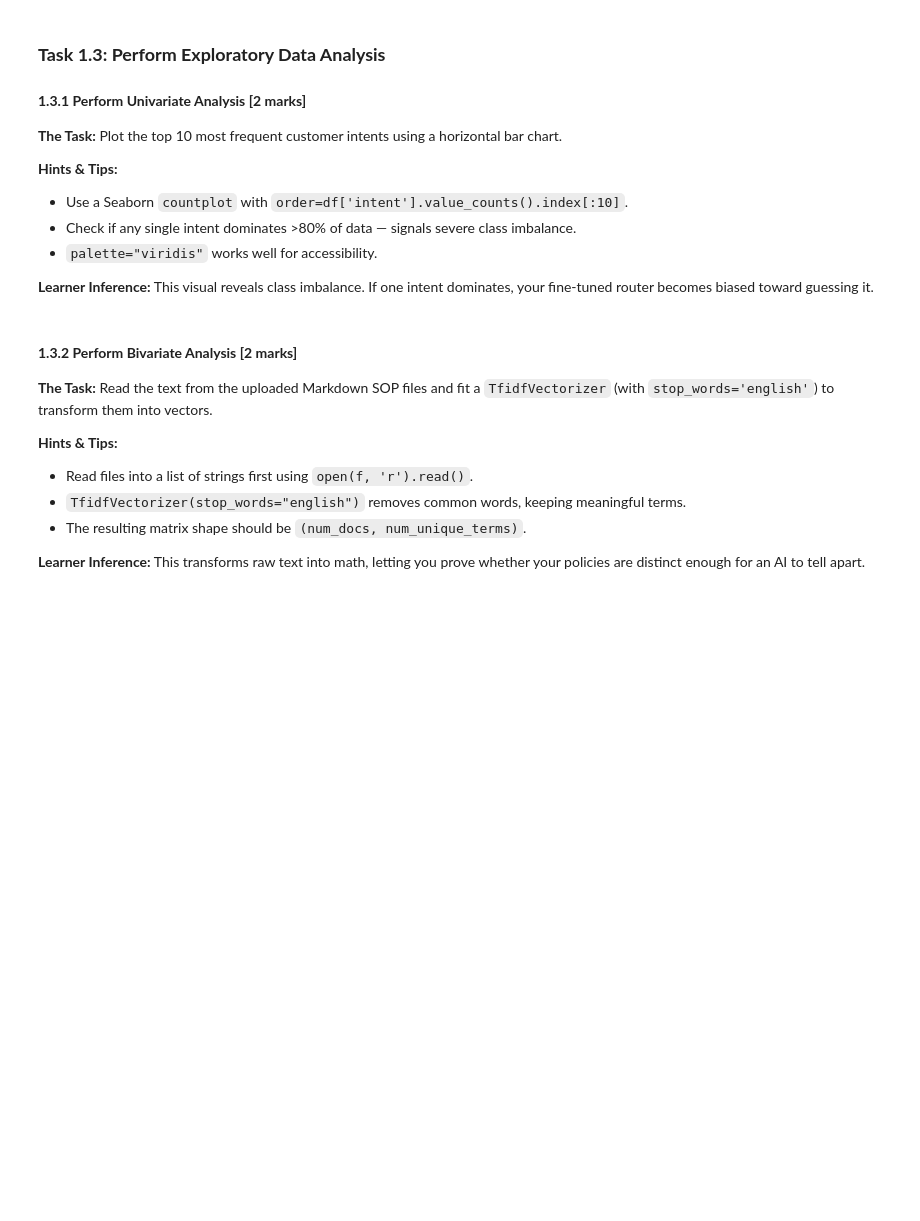
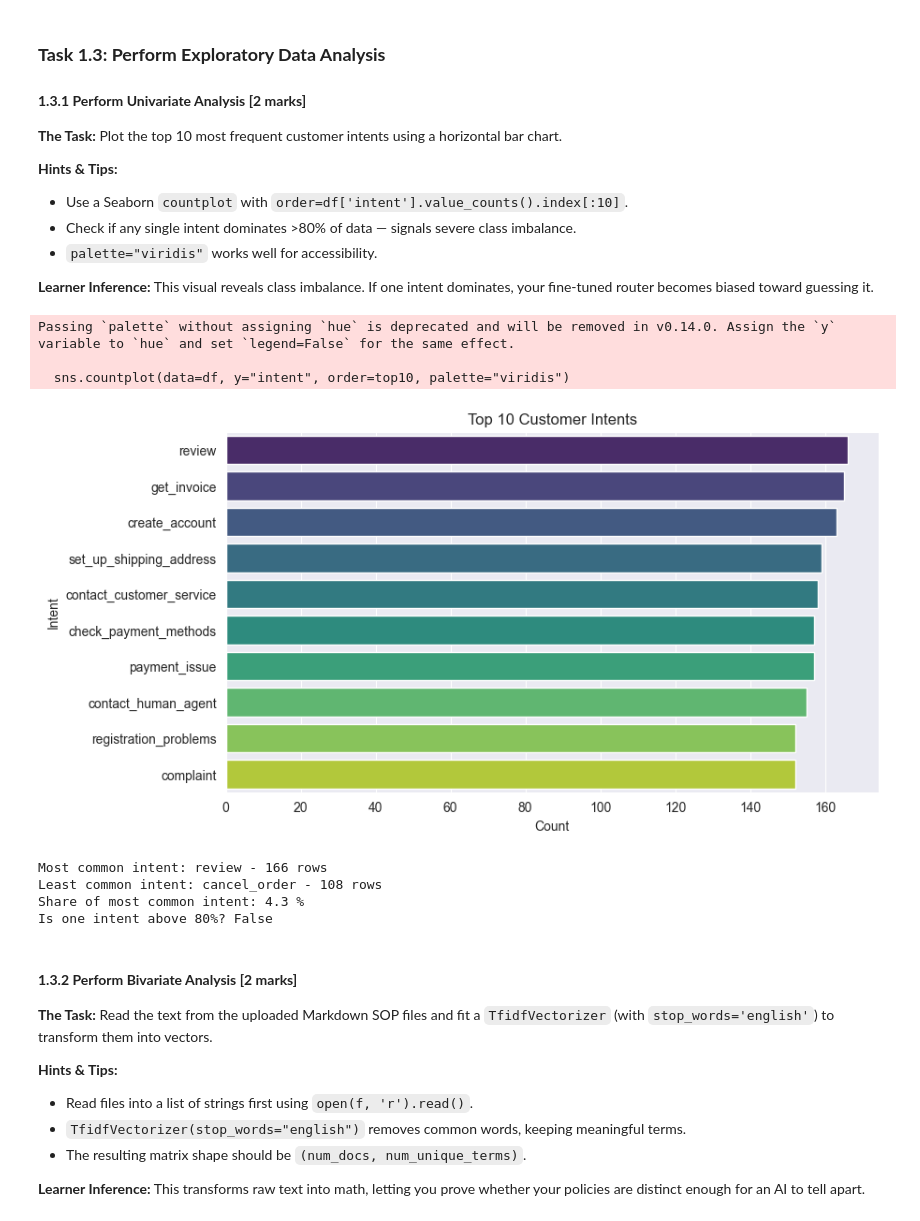
Before and after one commit to DivyaSanam/CapStoneRAGProject, a Jupyter notebook: Data_Understanding_and_EDA.ipynb, the cells around one changed output. Cells and saved outputs as stored; diff of their text form; code cells hidden in the pictures; blank space fills up the shorter version.

```diff
--- a/Data_Understanding_and_EDA.ipynb
+++ b/Data_Understanding_and_EDA.ipynb
@@ -86,15 +107,17 @@ display(df_full[["instruction", "intent", "category"]].head())
 
 **Learner Inference:** Capping at 4000 rows keeps your Stage 4 training loop to minutes while providing enough examples per intent.
 # %%
-# 1.2.2 - Dataset size, unique intents, sample down to 4,000
-print(f"Original rows        : {len(df_full):,}")
-print(f"Unique intents       : {df_full['intent'].nunique()}")
-print(f"Unique categories    : {df_full['category'].nunique()}")
+print("Dataset size:", len(df_full))
+print("Number of intents:", df_full["intent"].nunique())
+print("Number of categories:", df_full["category"].nunique())
 
-df = df_full.sample(4000, random_state=SEED).reset_index(drop=True)
-print(f"Sampled rows         : {len(df):,}  (avg ~{len(df)/df['intent'].nunique():.0f} per intent)")
+# Take a random sample of 4000 records
+df = df_full.sample(n=4000, random_state=42).reset_index(drop=True)
 
-# Prompt-length characteristics (word counts; token counts follow in NB2)
+print("\nSample size:", len(df))
+print("Average records per intent:", round(len(df) / df["intent"].nunique()))
+
+# Check the length of customer queries
 df["n_words"] = df["instruction"].str.split().str.len()
-print("\nPrompt length (words):")
-print(df["n_words"].describe().round(1))
+
+df["n_words"].describe().round(1)
@@ -146,18 +201,33 @@ assert 1000 <= len(df) <= 5000, "Row count outside the 1,000-5,000 requirement"
 
 **Learner Inference:** This visual reveals class imbalance. If one intent dominates, your fine-tuned router becomes biased toward guessing it.
 # %%
-# 1.3.1 - Top 10 intents (horizontal bar)
+# YOUR CODE HERE
+# find the 10 most common intents
 top10 = df["intent"].value_counts().index[:10]
+
+# draw a horizontal bar chart
 plt.figure(figsize=(9, 5))
 sns.countplot(data=df, y="intent", order=top10, palette="viridis")
 plt.title("Top 10 Customer Intents")
-plt.xlabel("Count"); plt.ylabel("Intent")
-plt.tight_layout(); plt.show()
+plt.xlabel("Count")
+plt.ylabel("Intent")
+plt.show()
 
-share = df["intent"].value_counts(normalize=True)
-print(f"Most frequent intent : {share.index[0]} ({share.iloc[0]:.1%})")
-print(f"Min / max per intent : {df['intent'].value_counts().min()} / {df['intent'].value_counts().max()}")
-print("Severe imbalance (>80% one class):", share.iloc[0] > 0.80)
+# check if one intent has too much data (class imbalance)
+counts = df["intent"].value_counts()
+print("Most common intent:", counts.index[0], "-", counts.iloc[0], "rows")
+print("Least common intent:", counts.index[-1], "-", counts.iloc[-1], "rows")
+print("Share of most common intent:", round(counts.iloc[0] / len(df) * 100, 1), "%")
+print("Is one intent above 80%?", counts.iloc[0] / len(df) > 0.8)
+# %% [output]
+Passing `palette` without assigning `hue` is deprecated and will be removed in v0.14.0. Assign the `y` variable to `hue` and set `legend=False` for the same effect.
+
+  sns.countplot(data=df, y="intent", order=top10, palette="viridis")
+[figure, added]
+Most common intent: review - 166 rows
+Least common intent: cancel_order - 108 rows
+Share of most common intent: 4.3 %
+Is one intent above 80%? False
 # %% [markdown]
 #### **1.3.2 Perform Bivariate Analysis [2 marks]**
 **The Task:** Read the text from the uploaded Markdown SOP files and fit a `TfidfVectorizer` (with `stop_words='english'`) to transform them into vectors.
```
Also changed, not shown: parts of 8 cells of this notebook, 30 other files.
